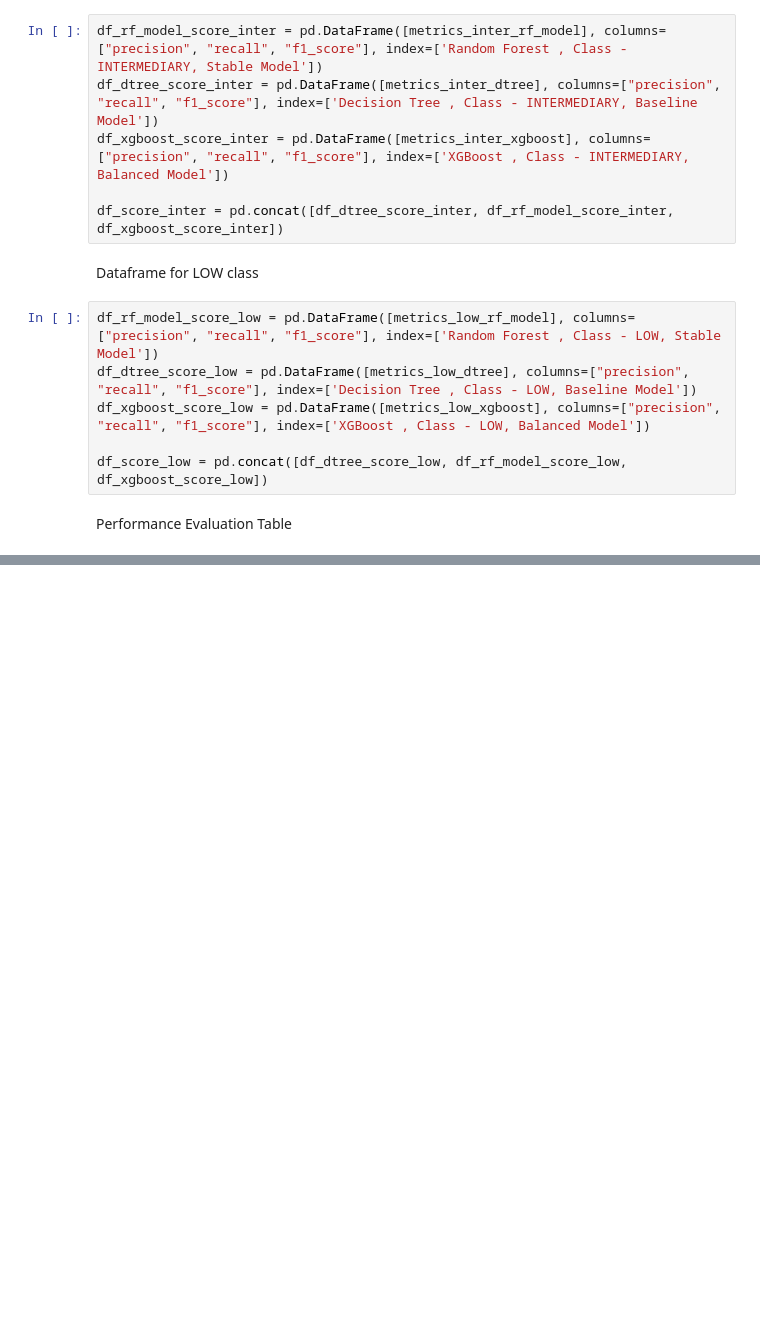
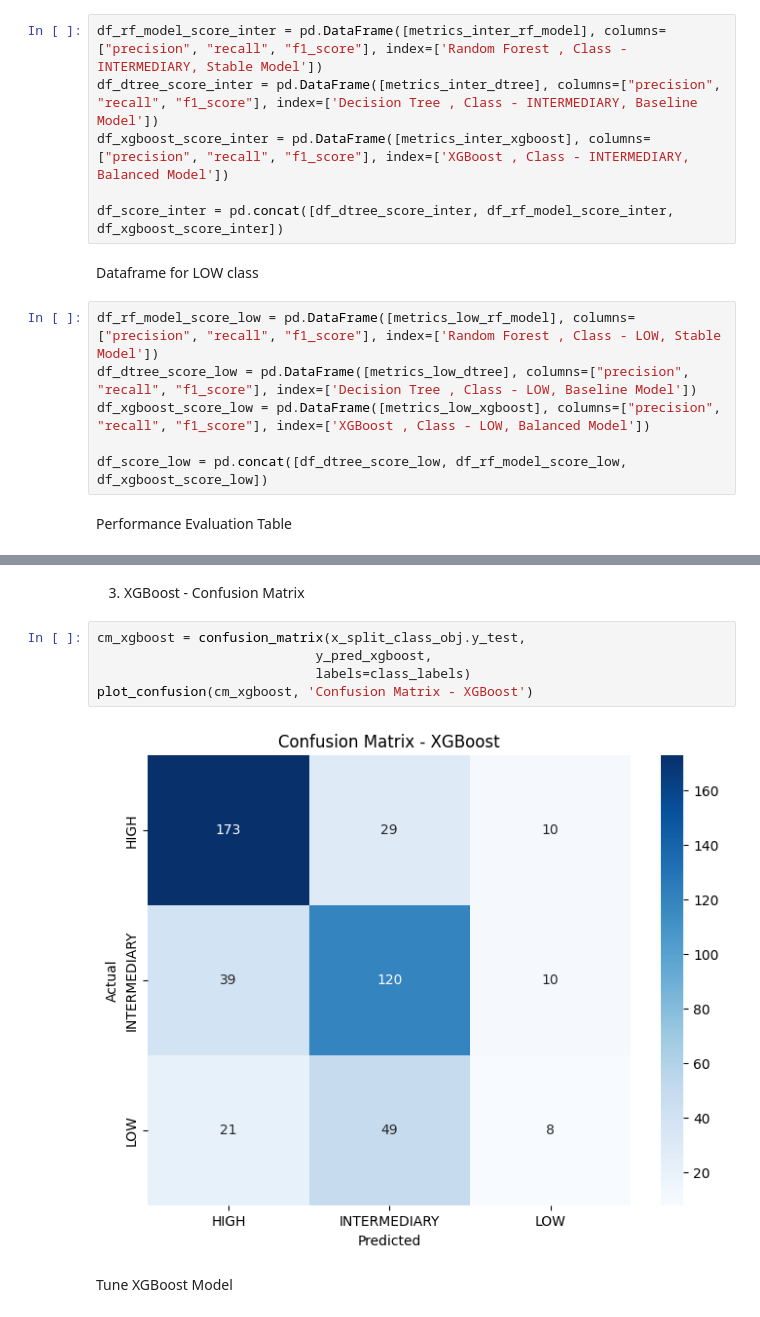
Before and after one commit to avimallik/pulse_ml_heart_disease_predictor, a Jupyter notebook: data_preprocessing.ipynb, the cells around one changed output, grey strips where cells are left out. Saved outputs shown, nothing was run; the diff lists cells and outputs as text; blank space fills up the shorter version.

```diff
--- a/data_preprocessing.ipynb
+++ b/data_preprocessing.ipynb
@@ -991,0 +1042,11 @@ Model Performace : LOW (Class)
+# %% [markdown]
+3. XGBoost - Confusion Matrix
+# %%
+cm_xgboost = confusion_matrix(x_split_class_obj.y_test,
+                            y_pred_xgboost,
+                            labels=class_labels)
+plot_confusion(cm_xgboost, 'Confusion Matrix - XGBoost')
+# %% [output]
+[figure, added]
+# %% [markdown]
+Tune XGBoost Model
```
Also changed, not shown: parts of 24 cells of this notebook, 7 other files.
